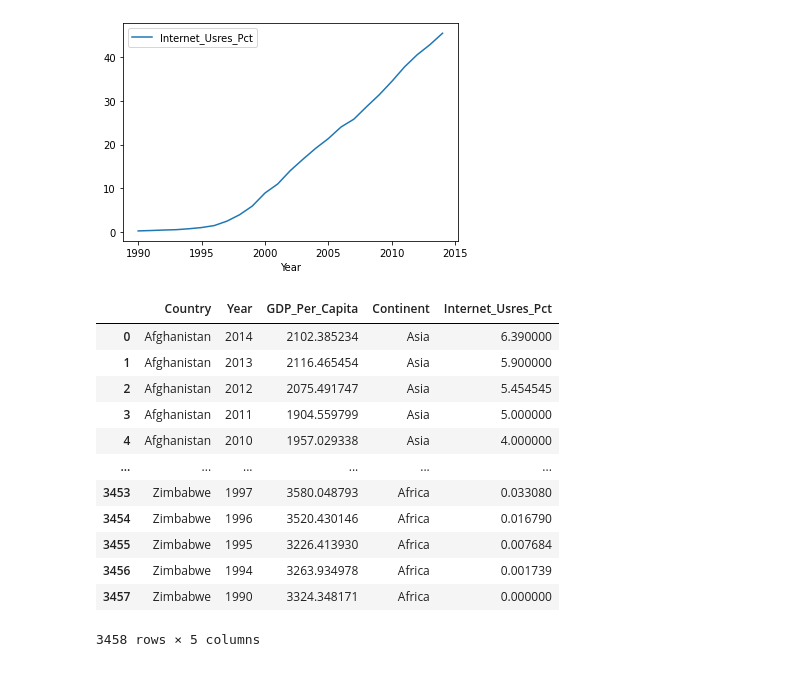
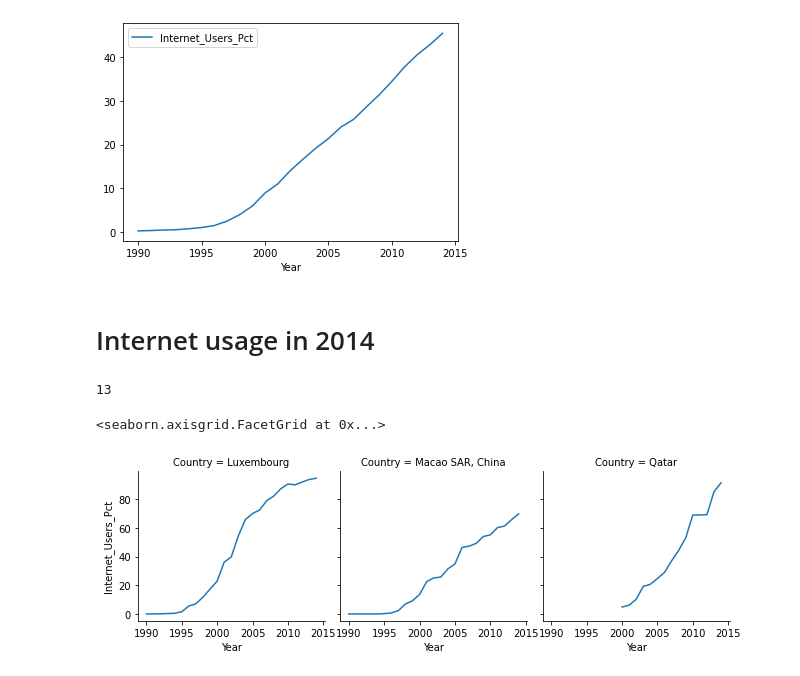
Before and after one commit to nss-data-science-cohort-5/un_exploration-CReihsmann, a Jupyter notebook: notebooks/un-exploration/UN_Data_Exploration.ipynb, the cells around one changed output. Saved outputs shown, nothing was run; the diff lists cells and outputs as text; code cells hidden in the pictures.

```diff
--- a/notebooks/un-exploration/UN_Data_Exploration.ipynb
+++ b/notebooks/un-exploration/UN_Data_Exploration.ipynb
@@ -256,20 +286,3 @@ internet_df[internet_df['Internet_Usres_Pct'] > 0].pivot_table(values="Internet_
 # %% [output]
 <AxesSubplot:xlabel='Year'>
 [figure]
-# %%
-gdp_and_internet_use = pd.merge(gdp_df, internet_df, on=["Country", "Year"])
-gdp_and_internet_use
-# %% [output]
-|  | Country | Year | GDP_Per_Capita | Continent | Internet_Usres_Pct |
-| 0 | Afghanistan | 2014 | 2102.385234 | Asia | 6.390000 |
-| 1 | Afghanistan | 2013 | 2116.465454 | Asia | 5.900000 |
-| 2 | Afghanistan | 2012 | 2075.491747 | Asia | 5.454545 |
-| 3 | Afghanistan | 2011 | 1904.559799 | Asia | 5.000000 |
-| 4 | Afghanistan | 2010 | 1957.029338 | Asia | 4.000000 |
-| ... | ... | ... | ... | ... | ... |
-| 3453 | Zimbabwe | 1997 | 3580.048793 | Africa | 0.033080 |
-| 3454 | Zimbabwe | 1996 | 3520.430146 | Africa | 0.016790 |
-| 3455 | Zimbabwe | 1995 | 3226.413930 | Africa | 0.007684 |
-| 3456 | Zimbabwe | 1994 | 3263.934978 | Africa | 0.001739 |
-| 3457 | Zimbabwe | 1990 | 3324.348171 | Africa | 0.000000 |
-3458 rows × 5 columns
@@ -275,0 +291,21 @@ gdp_and_internet_use
+# %% [markdown]
+# Internet usage in 2014
+# %%
+gdp_and_internet_use_2014 = gdp_and_internet_use.loc[gdp_and_internet_use['Year'] == 2014]
+
+#number of countries with at least 90% internet users in 2014
+sum(gdp_and_internet_use_2014["Internet_Users_Pct"] >= 90)
+# %% [output]
+13
+# %%
+gdp_and_internet_use_2014.sort_values("GDP_Per_Capita", ascending=False)
+
+#gdp_and_internet_top_three =
+gdp_and_internet_top_three = gdp_and_internet_use[gdp_and_internet_use["Country"]
+                     .isin(["Macao SAR, China", "Luxembourg", "Qatar"])]
+gdp_and_internet_top_three
+top_internet_3 = sns.FacetGrid(gdp_and_internet_top_three, col="Country")
+top_internet_3.map(plt.plot, "Year", "Internet_Users_Pct")
+# %% [output]
+<seaborn.axisgrid.FacetGrid at 0x...>
+[figure, added]
```
Also changed, not shown: parts of 11 cells of this notebook.
